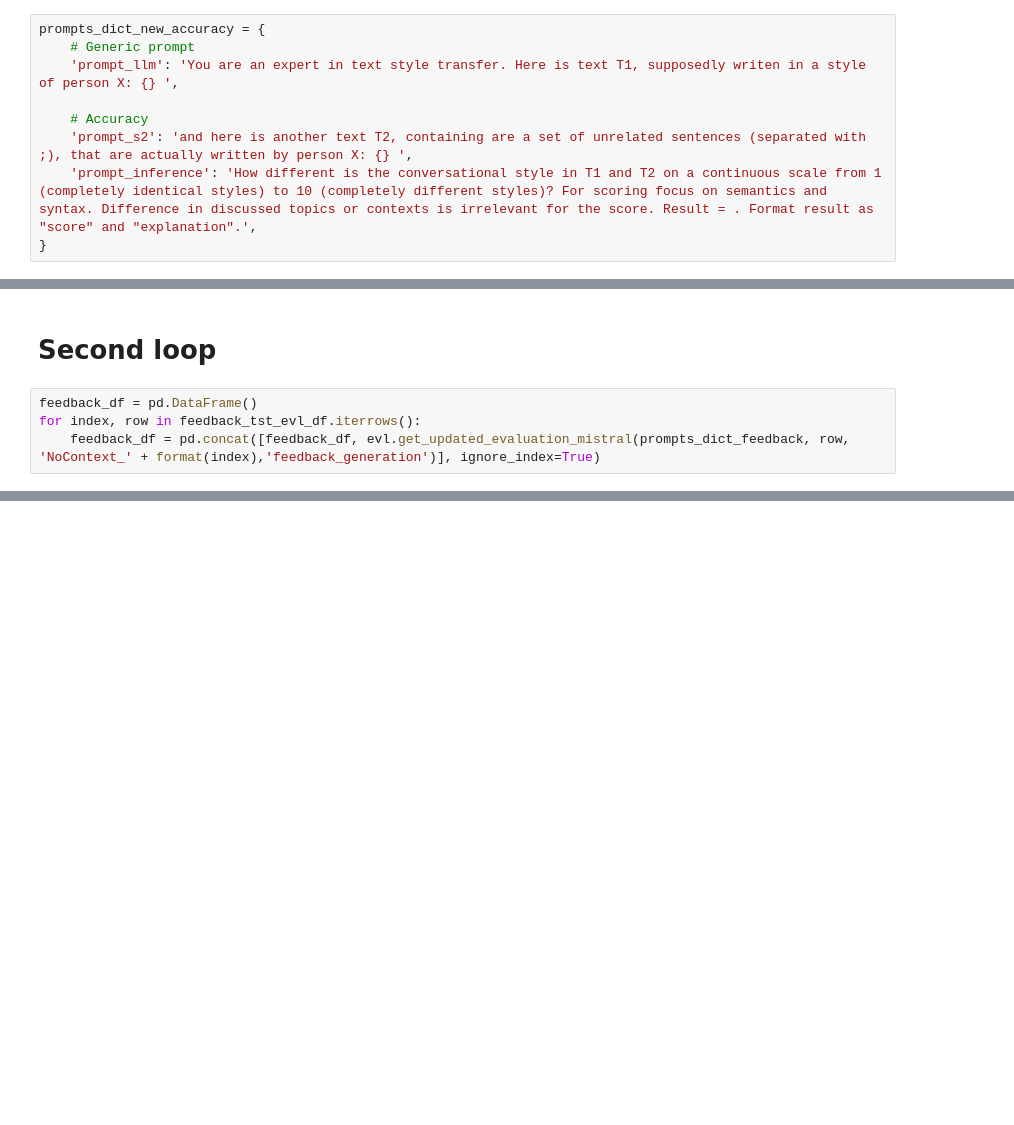
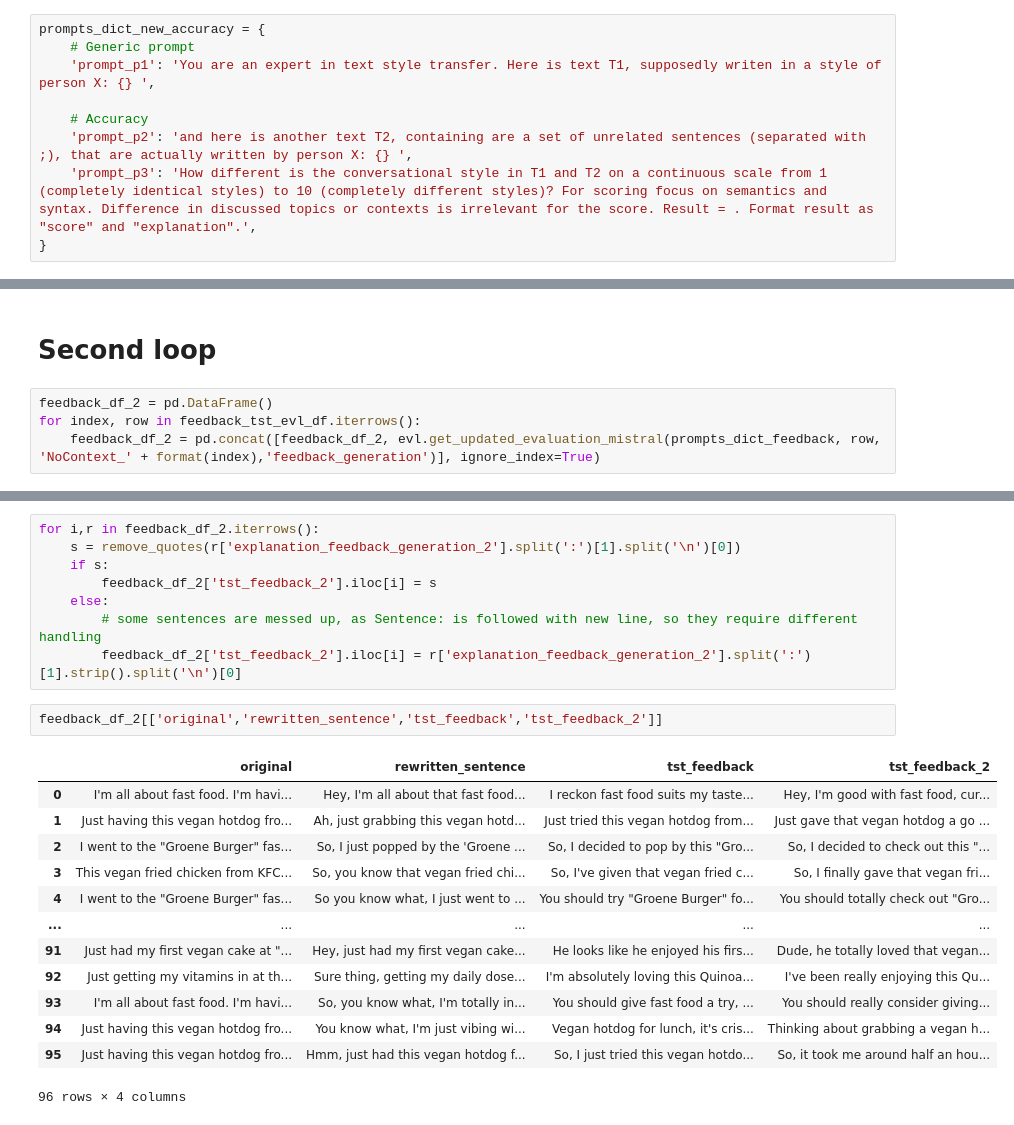
Before and after one commit to MovezNetwork/llm-evaluation, a Jupyter notebook: N7_Reflection_llm.ipynb, the cells around one changed output, grey strips where cells are left out. Saved outputs shown, nothing was run; the diff lists cells and outputs as text; blank space fills up the shorter version.

```diff
--- a/N7_Reflection_llm.ipynb
+++ b/N7_Reflection_llm.ipynb
@@ -119,11 +133,11 @@ for i,r in feedback_df.iterrows():
 # %%
 prompts_dict_new_accuracy = {
     # Generic prompt
-    'prompt_llm': 'You are an expert in text style transfer. Here is text T1, supposedly writen in a style of person X: {} ',
+    'prompt_p1': 'You are an expert in text style transfer. Here is text T1, supposedly writen in a style of person X: {} ',
 
     # Accuracy
-    'prompt_s2': 'and here is another text T2, containing are a set of unrelated sentences (separated with ;), that are actually written by person X: {} ',
-    'prompt_inference': 'How different is the conversational style in T1 and T2 on a continuous scale from 1 (completely identical styles) to 10 (completely different styles)? For scoring focus on semantics and syntax. Difference in discussed topics or contexts is irrelevant for the score. Result = . Format result as "score" and "explanation".',
+    'prompt_p2': 'and here is another text T2, containing are a set of unrelated sentences (separated with ;), that are actually written by person X: {} ',
+    'prompt_p3': 'How different is the conversational style in T1 and T2 on a continuous scale from 1 (completely identical styles) to 10 (completely different styles)? For scoring focus on semantics and syntax. Difference in discussed topics or contexts is irrelevant for the score. Result = . Format result as "score" and "explanation".',
 }
 # %%
 feedback_tst_evl_df = pd.DataFrame()
@@ -153,6 +167,6 @@ df['score_accuracy'].astype(float).mean(),df['new_score_accuracy'].astype(float)
 # %% [markdown]
 # Second loop
 # %%
-feedback_df = pd.DataFrame()
+feedback_df_2 = pd.DataFrame()
 for index, row in feedback_tst_evl_df.iterrows():
-    feedback_df = pd.concat([feedback_df, evl.get_updated_evaluation_mistral(prompts_dict_feedback, row, 'NoContext_' + format(index),'feedback_generation')], ignore_index=True)
+    feedback_df_2 = pd.concat([feedback_df_2, evl.get_updated_evaluation_mistral(prompts_dict_feedback, row, 'NoContext_' + format(index),'feedback_generation')], ignore_index=True)
@@ -158,0 +187,24 @@ for index, row in feedback_tst_evl_df.iterrows():
+# %%
+for i,r in feedback_df_2.iterrows():
+    s = remove_quotes(r['explanation_feedback_generation_2'].split(':')[1].split('\n')[0])
+    if s:
+        feedback_df_2['tst_feedback_2'].iloc[i] = s
+    else:
+        # some sentences are messed up, as Sentence: is followed with new line, so they require different handling
+        feedback_df_2['tst_feedback_2'].iloc[i] = r['explanation_feedback_generation_2'].split(':')[1].strip().split('\n')[0]
+# %%
+feedback_df_2[['original','rewritten_sentence','tst_feedback','tst_feedback_2']]
+# %% [output]
+|  | original | rewritten_sentence | tst_feedback | tst_feedback_2 |
+| 0 | I'm all about fast food. I'm havi... | Hey, I'm all about that fast food... | I reckon fast food suits my taste... | Hey, I'm good with fast food, cur... |
+| 1 | Just having this vegan hotdog fro... | Ah, just grabbing this vegan hotd... | Just tried this vegan hotdog from... | Just gave that vegan hotdog a go ... |
+| 2 | I went to the "Groene Burger" fas... | So, I just popped by the 'Groene ... | So, I decided to pop by this "Gro... | So, I decided to check out this "... |
+| 3 | This vegan fried chicken from KFC... | So, you know that vegan fried chi... | So, I've given that vegan fried c... | So, I finally gave that vegan fri... |
+| 4 | I went to the "Groene Burger" fas... | So you know what, I just went to ... | You should try "Groene Burger" fo... | You should totally check out "Gro... |
+| ... | ... | ... | ... | ... |
+| 91 | Just had my first vegan cake at "... | Hey, just had my first vegan cake... | He looks like he enjoyed his firs... | Dude, he totally loved that vegan... |
+| 92 | Just getting my vitamins in at th... | Sure thing, getting my daily dose... | I'm absolutely loving this Quinoa... | I've been really enjoying this Qu... |
+| 93 | I'm all about fast food. I'm havi... | So, you know what, I'm totally in... | You should give fast food a try, ... | You should really consider giving... |
+| 94 | Just having this vegan hotdog fro... | You know what, I'm just vibing wi... | Vegan hotdog for lunch, it's cris... | Thinking about grabbing a vegan h... |
+| 95 | Just having this vegan hotdog fro... | Hmm, just had this vegan hotdog f... | So, I just tried this vegan hotdo... | So, it took me around half an hou... |
+96 rows × 4 columns
```
Also changed, not shown: parts of 34 cells of this notebook, 3 other files.
